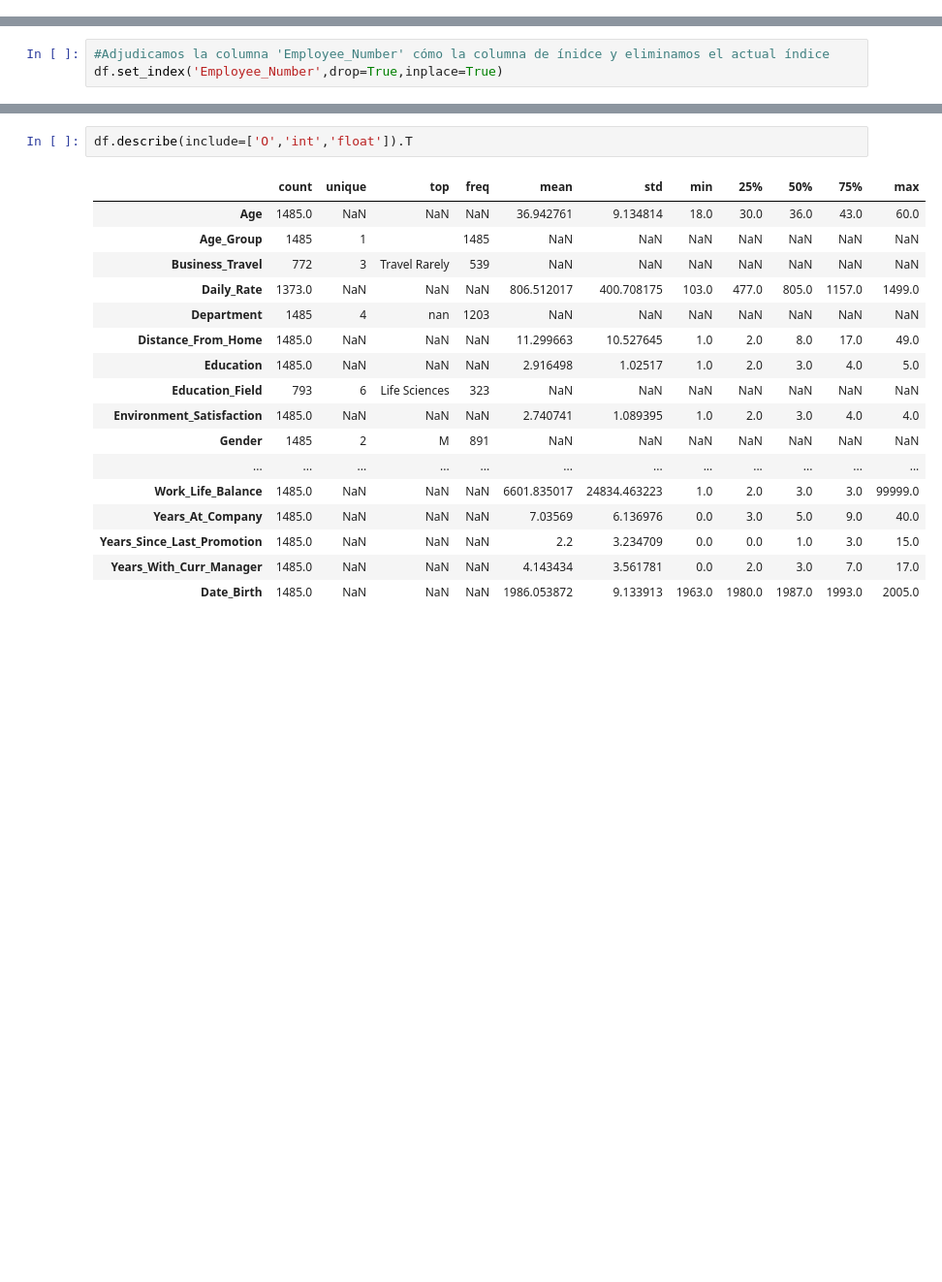
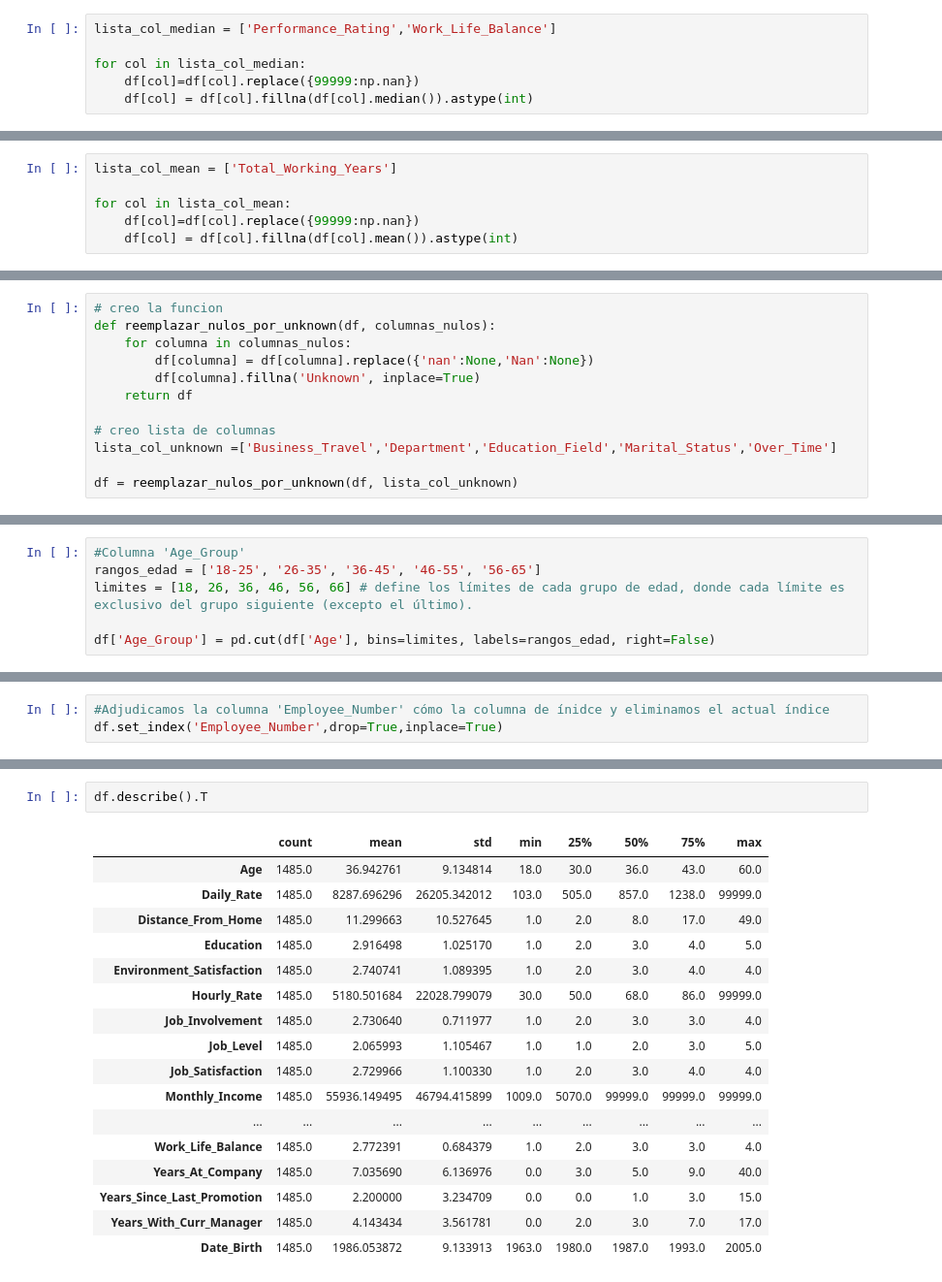
Before and after one commit to nuriancg/project-da-promo-H-module-3-team-1, a Jupyter notebook: Fase2.ipynb, the cells around one changed output, grey strips where cells are left out. Shown at 97% size. Saved outputs shown, nothing was run; the diff lists cells and outputs as text; blank space fills up the shorter version.

```diff
--- a/Fase2.ipynb
+++ b/Fase2.ipynb
@@ -327,0 +327,6 @@ dtype: object
+# %%
+lista_col_median = ['Performance_Rating','Work_Life_Balance']
+
+for col in lista_col_median:
+    df[col]=df[col].replace({99999:np.nan})
+    df[col] = df[col].fillna(df[col].median()).astype(int)
@@ -327,0 +335,6 @@ dtype: object
+# %%
+lista_col_mean = ['Total_Working_Years']
+
+for col in lista_col_mean:
+    df[col]=df[col].replace({99999:np.nan})
+    df[col] = df[col].fillna(df[col].mean()).astype(int)
@@ -327,0 +343,12 @@ dtype: object
+# %%
+# creo la funcion
+def reemplazar_nulos_por_unknown(df, columnas_nulos):
+    for columna in columnas_nulos:
+        df[columna] = df[columna].replace({'nan':None,'Nan':None})
+        df[columna].fillna('Unknown', inplace=True)
+    return df
+
+# creo lista de columnas
+lista_col_unknown =['Business_Travel','Department','Education_Field','Marital_Status','Over_Time']
+
+df = reemplazar_nulos_por_unknown(df, lista_col_unknown)
@@ -328,3 +357,9 @@ dtype: object
+# %%
+#Columna 'Age_Group'
+rangos_edad = ['18-25', '26-35', '36-45', '46-55', '56-65']
+limites = [18, 26, 36, 46, 56, 66] # define los límites de cada grupo de edad, donde cada límite es exclusivo del grupo siguiente (excepto el último).
+
+df['Age_Group'] = pd.cut(df['Age'], bins=limites, labels=rangos_edad, right=False)
 # %% [markdown]
 ## Paso 2:Eliminamos duplicados
 # %%
@@ -611,20 +646,20 @@ memory usage: 374.2+ KB
 # %%
-df.describe(include=['O','int','float']).T
+df.describe().T
 # %% [output]
-|  | count | unique | top | freq | mean | std | min | 25% | 50% | 75% | max |
-| Age | 1485.0 | NaN | NaN | NaN | 36.942761 | 9.134814 | 18.0 | 30.0 | 36.0 | 43.0 | 60.0 |
-| Age_Group | 1485 | 1 |  | 1485 | NaN | NaN | NaN | NaN | NaN | NaN | NaN |
-| Business_Travel | 772 | 3 | Travel Rarely | 539 | NaN | NaN | NaN | NaN | NaN | NaN | NaN |
-| Daily_Rate | 1373.0 | NaN | NaN | NaN | 806.512017 | 400.708175 | 103.0 | 477.0 | 805.0 | 1157.0 | 1499.0 |
-| Department | 1485 | 4 | nan | 1203 | NaN | NaN | NaN | NaN | NaN | NaN | NaN |
-| Distance_From_Home | 1485.0 | NaN | NaN | NaN | 11.299663 | 10.527645 | 1.0 | 2.0 | 8.0 | 17.0 | 49.0 |
-| Education | 1485.0 | NaN | NaN | NaN | 2.916498 | 1.02517 | 1.0 | 2.0 | 3.0 | 4.0 | 5.0 |
-| Education_Field | 793 | 6 | Life Sciences | 323 | NaN | NaN | NaN | NaN | NaN | NaN | NaN |
-| Environment_Satisfaction | 1485.0 | NaN | NaN | NaN | 2.740741 | 1.089395 | 1.0 | 2.0 | 3.0 | 4.0 | 4.0 |
-| Gender | 1485 | 2 | M | 891 | NaN | NaN | NaN | NaN | NaN | NaN | NaN |
-| ... | ... | ... | ... | ... | ... | ... | ... | ... | ... | ... | ... |
-| Work_Life_Balance | 1485.0 | NaN | NaN | NaN | 6601.835017 | 24834.463223 | 1.0 | 2.0 | 3.0 | 3.0 | 99999.0 |
-| Years_At_Company | 1485.0 | NaN | NaN | NaN | 7.03569 | 6.136976 | 0.0 | 3.0 | 5.0 | 9.0 | 40.0 |
-| Years_Since_Last_Promotion | 1485.0 | NaN | NaN | NaN | 2.2 | 3.234709 | 0.0 | 0.0 | 1.0 | 3.0 | 15.0 |
-| Years_With_Curr_Manager | 1485.0 | NaN | NaN | NaN | 4.143434 | 3.561781 | 0.0 | 2.0 | 3.0 | 7.0 | 17.0 |
-| Date_Birth | 1485.0 | NaN | NaN | NaN | 1986.053872 | 9.133913 | 1963.0 | 1980.0 | 1987.0 | 1993.0 | 2005.0 |
+|  | count | mean | std | min | 25% | 50% | 75% | max |
+| Age | 1485.0 | 36.942761 | 9.134814 | 18.0 | 30.0 | 36.0 | 43.0 | 60.0 |
+| Daily_Rate | 1485.0 | 8287.696296 | 26205.342012 | 103.0 | 505.0 | 857.0 | 1238.0 | 99999.0 |
+| Distance_From_Home | 1485.0 | 11.299663 | 10.527645 | 1.0 | 2.0 | 8.0 | 17.0 | 49.0 |
+| Education | 1485.0 | 2.916498 | 1.025170 | 1.0 | 2.0 | 3.0 | 4.0 | 5.0 |
+| Environment_Satisfaction | 1485.0 | 2.740741 | 1.089395 | 1.0 | 2.0 | 3.0 | 4.0 | 4.0 |
+| Hourly_Rate | 1485.0 | 5180.501684 | 22028.799079 | 30.0 | 50.0 | 68.0 | 86.0 | 99999.0 |
+| Job_Involvement | 1485.0 | 2.730640 | 0.711977 | 1.0 | 2.0 | 3.0 | 3.0 | 4.0 |
+| Job_Level | 1485.0 | 2.065993 | 1.105467 | 1.0 | 1.0 | 2.0 | 3.0 | 5.0 |
+| Job_Satisfaction | 1485.0 | 2.729966 | 1.100330 | 1.0 | 2.0 | 3.0 | 4.0 | 4.0 |
+| Monthly_Income | 1485.0 | 55936.149495 | 46794.415899 | 1009.0 | 5070.0 | 99999.0 | 99999.0 | 99999.0 |
+| ... | ... | ... | ... | ... | ... | ... | ... | ... |
+| Work_Life_Balance | 1485.0 | 2.772391 | 0.684379 | 1.0 | 2.0 | 3.0 | 3.0 | 4.0 |
+| Years_At_Company | 1485.0 | 7.035690 | 6.136976 | 0.0 | 3.0 | 5.0 | 9.0 | 40.0 |
+| Years_Since_Last_Promotion | 1485.0 | 2.200000 | 3.234709 | 0.0 | 0.0 | 1.0 | 3.0 | 15.0 |
+| Years_With_Curr_Manager | 1485.0 | 4.143434 | 3.561781 | 0.0 | 2.0 | 3.0 | 7.0 | 17.0 |
+| Date_Birth | 1485.0 | 1986.053872 | 9.133913 | 1963.0 | 1980.0 | 1987.0 | 1993.0 | 2005.0 |
```
Also changed, not shown: parts of 41 cells of this notebook, 1 other file.
